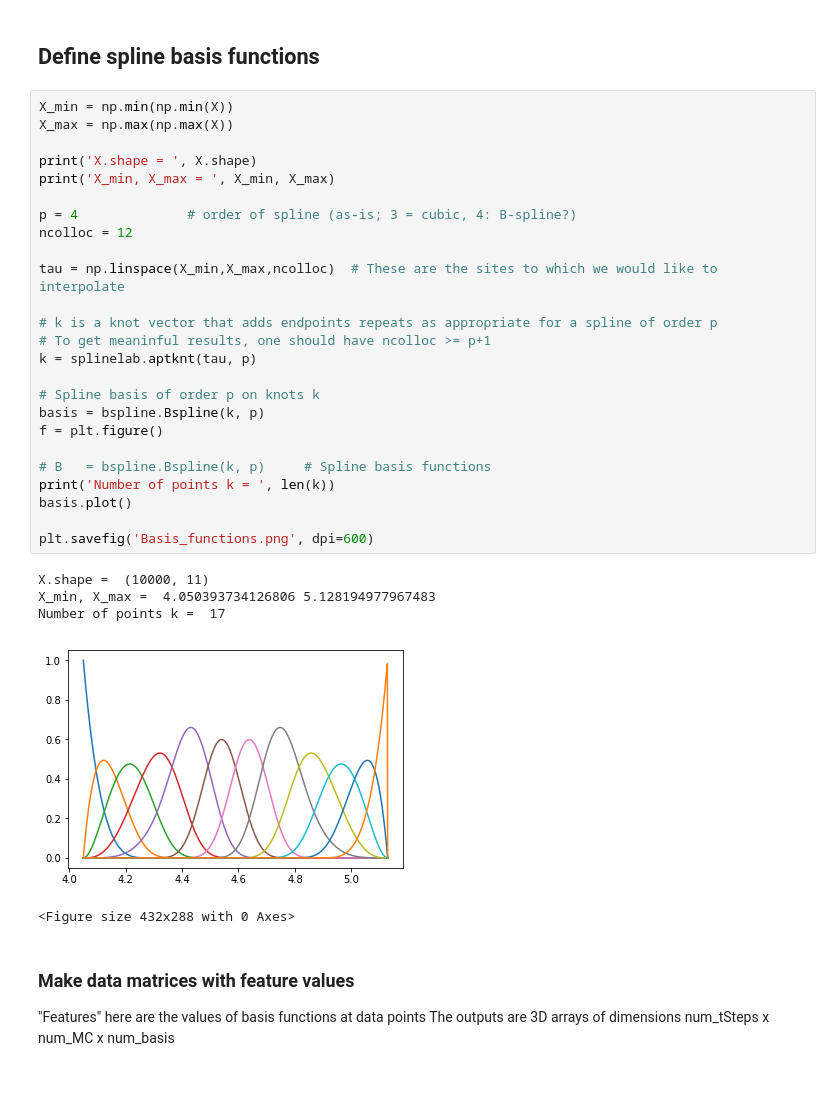
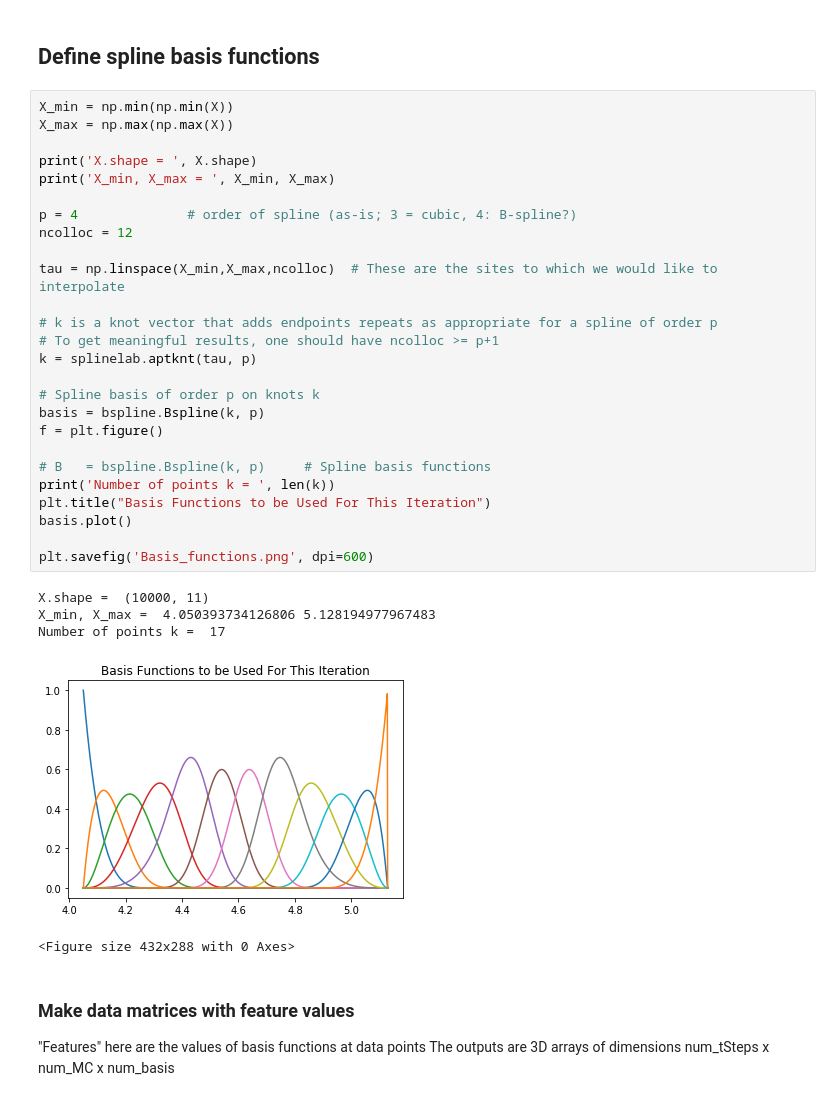
Before and after one commit to russellkim98/QLearner_BlackScholes, a Jupyter notebook: ThesisQLBSNotebook.ipynb, the cells around one changed output. Drawn from its saved outputs; the diff is of its cells as text.

```diff
--- a/ThesisQLBSNotebook.ipynb
+++ b/ThesisQLBSNotebook.ipynb
@@ -101,33 +101,34 @@ def terminal_payoff(ST, K):
 # %%
 X_min = np.min(np.min(X))
 X_max = np.max(np.max(X))
 
 print('X.shape = ', X.shape)
 print('X_min, X_max = ', X_min, X_max)
 
 p = 4              # order of spline (as-is; 3 = cubic, 4: B-spline?)
 ncolloc = 12
 
 tau = np.linspace(X_min,X_max,ncolloc)  # These are the sites to which we would like to interpolate
 
 # k is a knot vector that adds endpoints repeats as appropriate for a spline of order p
-# To get meaninful results, one should have ncolloc >= p+1
+# To get meaningful results, one should have ncolloc >= p+1
 k = splinelab.aptknt(tau, p)
 
 # Spline basis of order p on knots k
 basis = bspline.Bspline(k, p)
 f = plt.figure()
 
 # B   = bspline.Bspline(k, p)     # Spline basis functions
 print('Number of points k = ', len(k))
+plt.title("Basis Functions to be Used For This Iteration")
 basis.plot()
 
 plt.savefig('Basis_functions.png', dpi=600)
 # %% [output]
 X.shape =  (10000, 11)
 X_min, X_max =  4.050393734126806 5.128194977967483
 Number of points k =  17
-[figure, old version]
+[figure, new version]
 <Figure size 432x288 with 0 Axes>
 # %% [markdown]
 ### Make data matrices with feature values
```
Also changed, not shown: parts of 6 cells of this notebook, 11 other files.
